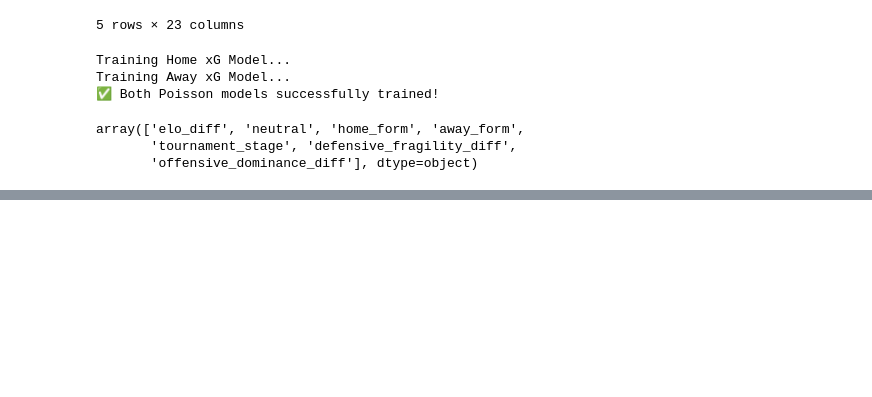
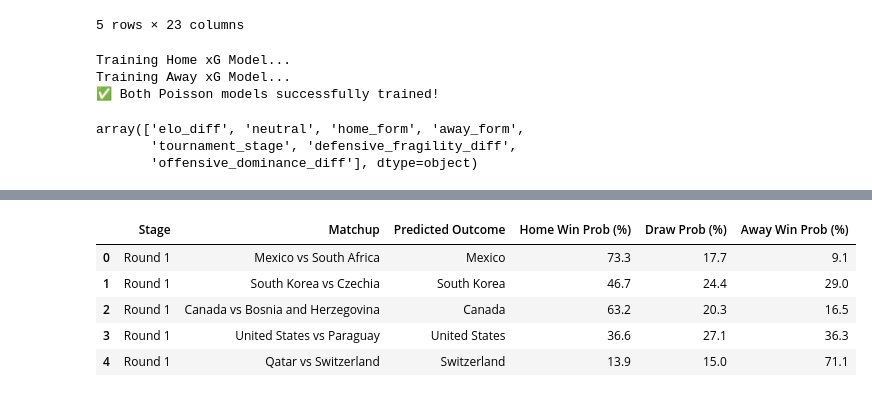
Before and after one commit to MrMinton/WorldCup2026predictor, a Jupyter notebook: wc2026.ipynb, the cells around one changed output, grey strips where cells are left out. Saved outputs shown, nothing was run; the diff lists cells and outputs as text; code cells hidden in the pictures; blank space fills up the shorter version.

Commit message:
removed scoring probability

```diff
--- a/wc2026.ipynb
+++ b/wc2026.ipynb
@@ -1257,7 +1257,7 @@ def get_stats(team):
     return elo, form
 
 # -------------------------------------------------------------------------
-# 3. INTERFERENCE MATCH PREDICTOR (Monte Carlo & Random Forest Layer)
+# 3. INTERFERENCE MATCH PREDICTOR
 # -------------------------------------------------------------------------
 def predict_match_outcome(home_team, away_team):
     h_elo, h_form = get_stats(home_team)
@@ -1280,8 +1280,7 @@ def predict_match_outcome(home_team, away_team):
     }])
 
     probs = rf_model.predict_proba(input_data)[0]
-    res = np.random.choice([0, 1, 2], p=probs)
-    return res, probs, h_elo, a_elo
+    return probs, h_elo, a_elo
 # %%
 rf_model.feature_names_in_
 # %% [output]
@@ -1677,0 +1290,72 @@ print_match_prediction('Uzbekistan', 'Colombia')
+# %%
+import pandas as pd
+import os
+
+round_1_matches = [
+    ('Mexico', 'South Africa'),
+    ('South Korea', 'Czechia'),
+    ('Canada', 'Bosnia and Herzegovina'),
+    ('United States', 'Paraguay'),
+    ('Qatar', 'Switzerland'),
+    ('Brazil', 'Morocco'),
+    ('Haiti', 'Scotland'),
+    ('Australia', 'Turkey'),
+    ('Germany', 'Curacao'),
+    ('Netherlands', 'Japan'),
+    ('Ivory Coast', 'Ecuador'),
+    ('Sweden', 'Tunisia'),
+    ('Spain', 'Cape Verde'),
+    ('Belgium', 'Egypt'),
+    ('Saudi Arabia', 'Uruguay'),
+    ('Iran','New Zealand'),
+    ('France', 'Senegal'),
+    ('Iraq','Norway'),
+    ('Argentina', 'Algeria'),
+    ('Austria', 'Jordan'),
+    ('Portugal', 'Democratic Republic of Congo'),
+    ('England','Croatia'),
+    ('Ghana', 'Panama'),
+    ('Uzbekistan', 'Colombia')
+]
+
+results_log = []
+
+print("Running pure data-driven predictions...\n")
+
+for home, away in round_1_matches:
+    # 1. ONLY use your base Machine Learning function (no score guessing)
+    probs, h_elo, a_elo = predict_match_outcome(home, away)
+
+    # Extract the probabilities
+    away_prob, draw_prob, home_prob = probs[0], probs[1], probs[2]
+
+    # 2. Determine the winner based strictly on the highest probability
+    if home_prob > away_prob and home_prob > draw_prob:
+        predicted_outcome = home
+    elif away_prob > home_prob and away_prob > draw_prob:
+        predicted_outcome = away
+    else:
+        predicted_outcome = "Draw"
+
+    # 3. Append to log WITHOUT the guessed goals
+    results_log.append({
+        'Stage': 'Round 1',
+        'Matchup': f"{home} vs {away}",
+        'Predicted Outcome': predicted_outcome,
+        'Home Win Prob (%)': round(home_prob * 100, 1),
+        'Draw Prob (%)': round(draw_prob * 100, 1),
+        'Away Win Prob (%)': round(away_prob * 100, 1)
+    })
+
+# 4. Convert to DataFrame and save
+predictions_df = pd.DataFrame(results_log)
+
+os.makedirs('predictions_log', exist_ok=True)
+csv_path = 'predictions_log/round_1_predictions.csv'
+predictions_df.to_csv(csv_path, index=False)
+
+print(f"✅ Success! Pure ML predictions saved to {csv_path}")
+
+# Display the first few rows
+display(predictions_df.head())
+# %% [output]
@@ -1677,0 +1365,6 @@ print_match_prediction('Uzbekistan', 'Colombia')
+|  | Stage | Matchup | Predicted Outcome | Home Win Prob (%) | Draw Prob (%) | Away Win Prob (%) |
+| 0 | Round 1 | Mexico vs South Africa | Mexico | 73.3 | 17.7 | 9.1 |
+| 1 | Round 1 | South Korea vs Czechia | South Korea | 46.7 | 24.4 | 29.0 |
+| 2 | Round 1 | Canada vs Bosnia and Herzegovina | Canada | 63.2 | 20.3 | 16.5 |
+| 3 | Round 1 | United States vs Paraguay | United States | 36.6 | 27.1 | 36.3 |
+| 4 | Round 1 | Qatar vs Switzerland | Switzerland | 13.9 | 15.0 | 71.1 |
```
Also changed, not shown: parts of 26 cells of this notebook.
